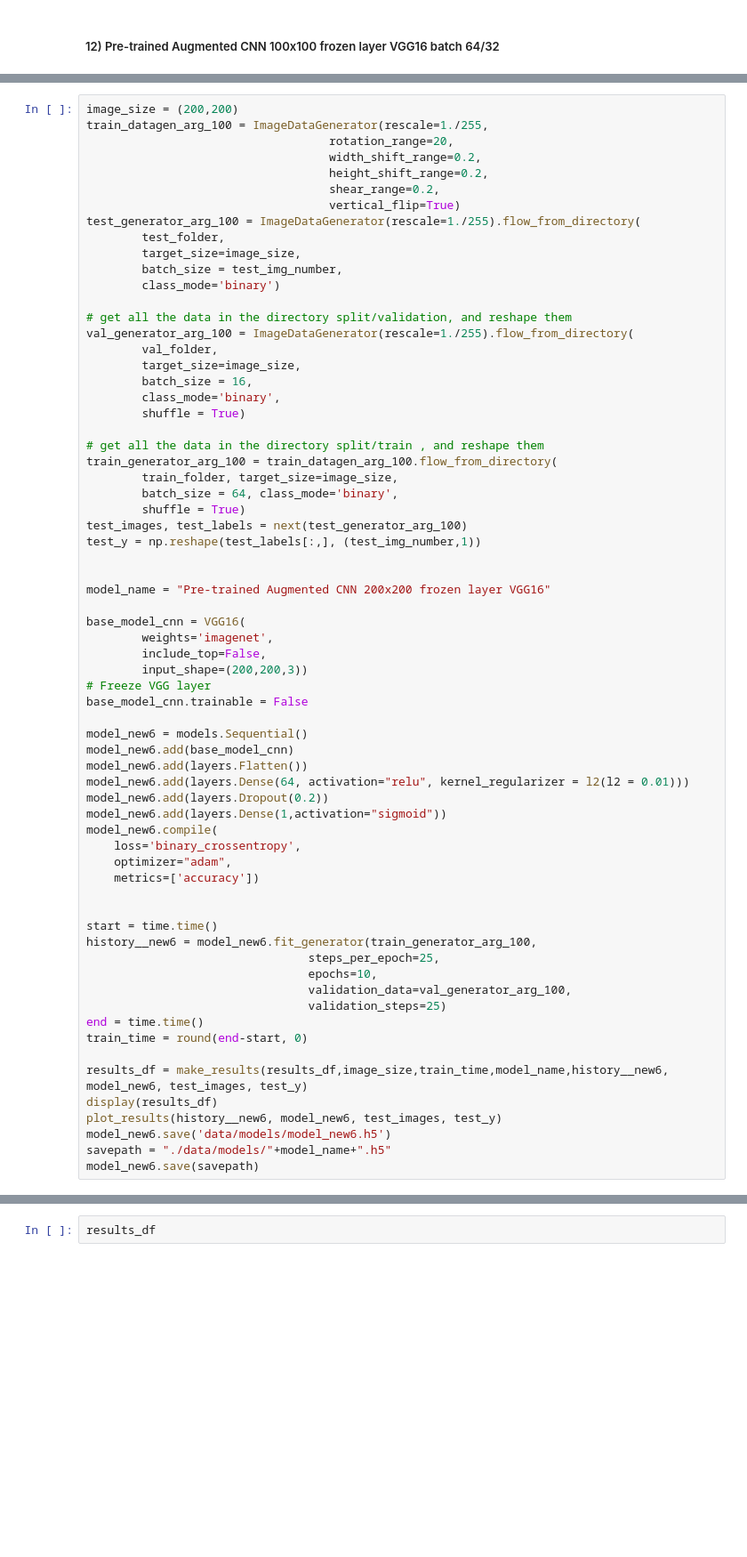
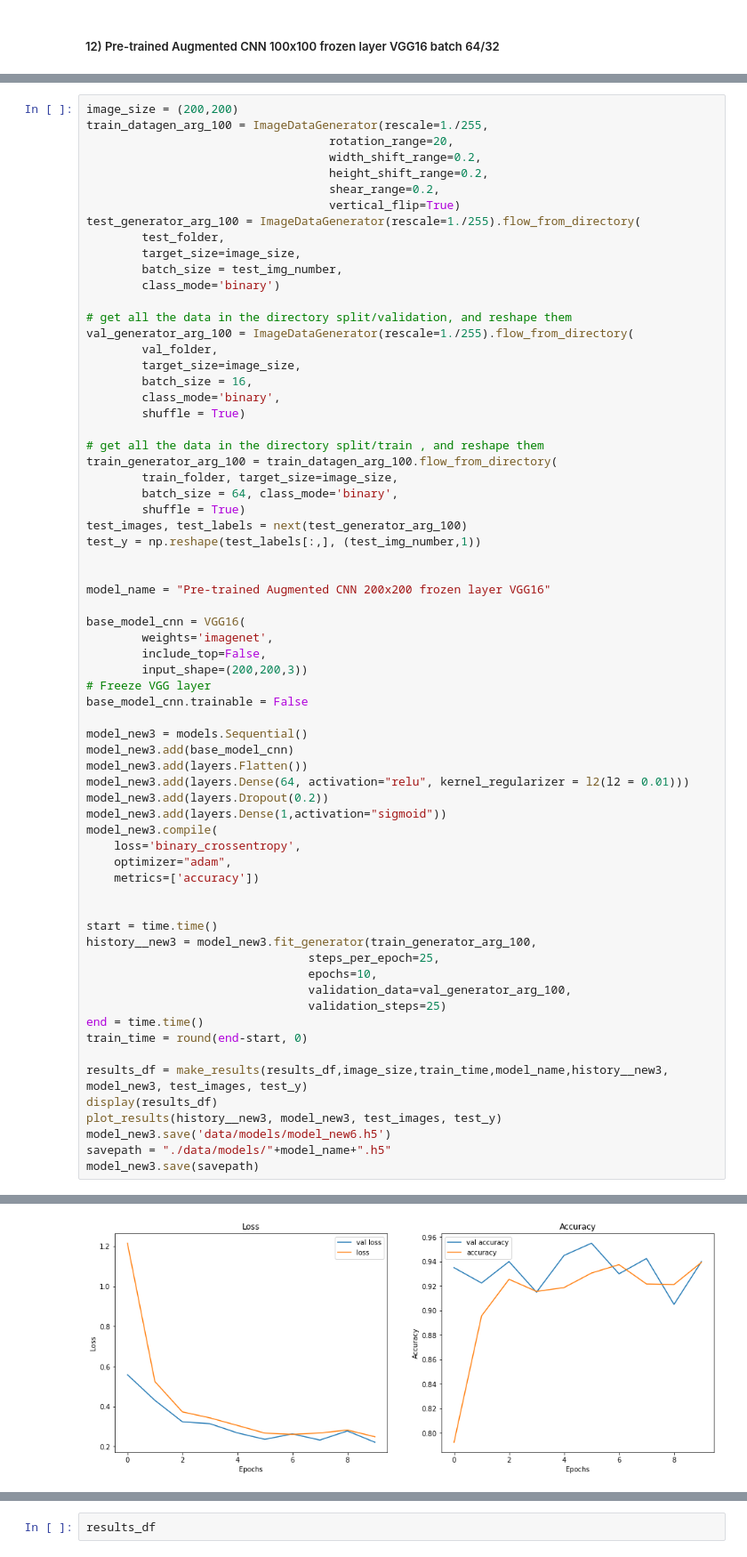
Before and after one commit to 314ka4y/Image_classification, a Jupyter notebook: Pneumonia_image_recognition.ipynb, the cells around one changed output, grey strips where cells are left out. Shown at 89% size. Saved outputs shown, nothing was run; the diff lists cells and outputs as text; blank space fills up the shorter version.

```diff
--- a/Pneumonia_image_recognition.ipynb
+++ b/Pneumonia_image_recognition.ipynb
@@ -1529,20 +1972,20 @@ base_model_cnn = VGG16(
 # Freeze VGG layer
 base_model_cnn.trainable = False
 
-model_new6 = models.Sequential()
-model_new6.add(base_model_cnn)
-model_new6.add(layers.Flatten())
-model_new6.add(layers.Dense(64, activation="relu", kernel_regularizer = l2(l2 = 0.01)))
-model_new6.add(layers.Dropout(0.2))
-model_new6.add(layers.Dense(1,activation="sigmoid"))
-model_new6.compile(
+model_new3 = models.Sequential()
+model_new3.add(base_model_cnn)
+model_new3.add(layers.Flatten())
+model_new3.add(layers.Dense(64, activation="relu", kernel_regularizer = l2(l2 = 0.01)))
+model_new3.add(layers.Dropout(0.2))
+model_new3.add(layers.Dense(1,activation="sigmoid"))
+model_new3.compile(
     loss='binary_crossentropy',
     optimizer="adam",
     metrics=['accuracy'])
 
 
 start = time.time()
-history__new6 = model_new6.fit_generator(train_generator_arg_100,
+history__new3 = model_new3.fit_generator(train_generator_arg_100,
                                 steps_per_epoch=25,
                                 epochs=10,
                                 validation_data=val_generator_arg_100,
@@ -1550,9 +1993,10 @@ history__new6 = model_new6.fit_generator(train_generator_arg_100,
 end = time.time()
 train_time = round(end-start, 0)
 
-results_df = make_results(results_df,image_size,train_time,model_name,history__new6, model_new6, test_images, test_y)
+results_df = make_results(results_df,image_size,train_time,model_name,history__new3, model_new3, test_images, test_y)
 display(results_df)
-plot_results(history__new6, model_new6, test_images, test_y)
-model_new6.save('data/models/model_new6.h5')
+plot_results(history__new3, model_new3, test_images, test_y)
+model_new3.save('data/models/model_new6.h5')
 savepath = "./data/models/"+model_name+".h5"
-model_new6.save(savepath)
+model_new3.save(savepath)
+# %% [output]
@@ -1558,0 +2037 @@ model_new6.save(savepath)
+[figure, added]
```
Also changed, not shown: parts of 104 cells of this notebook, 52 other files.
